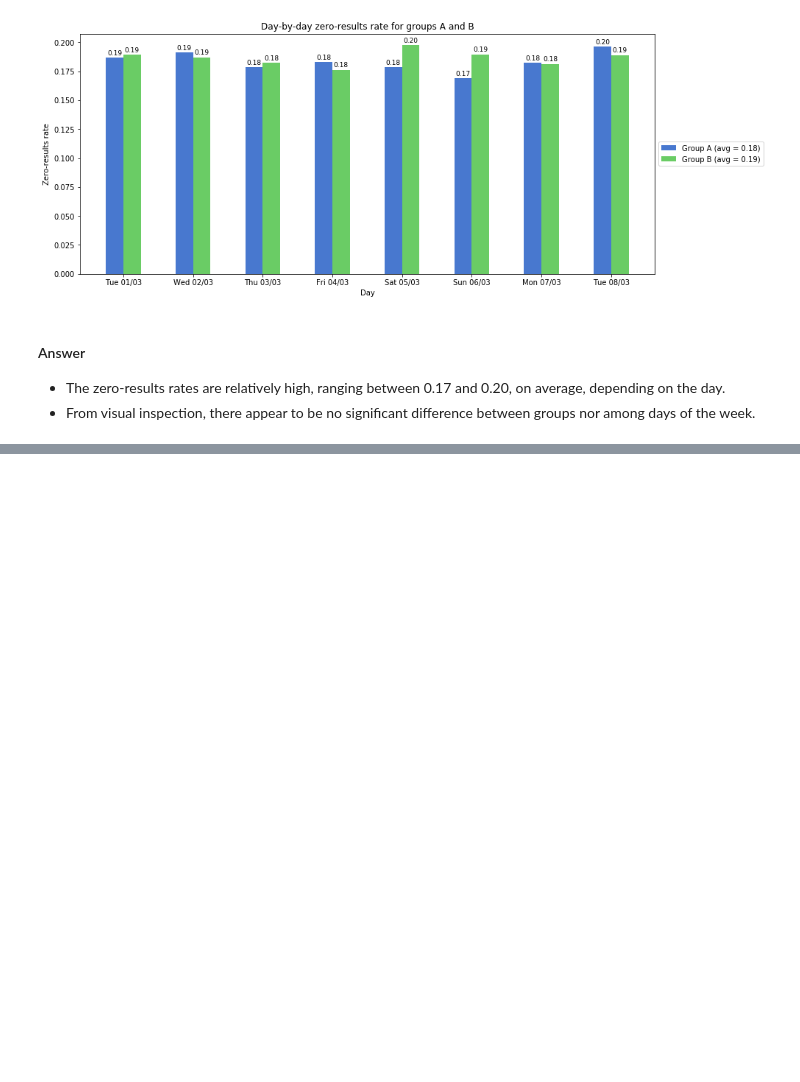
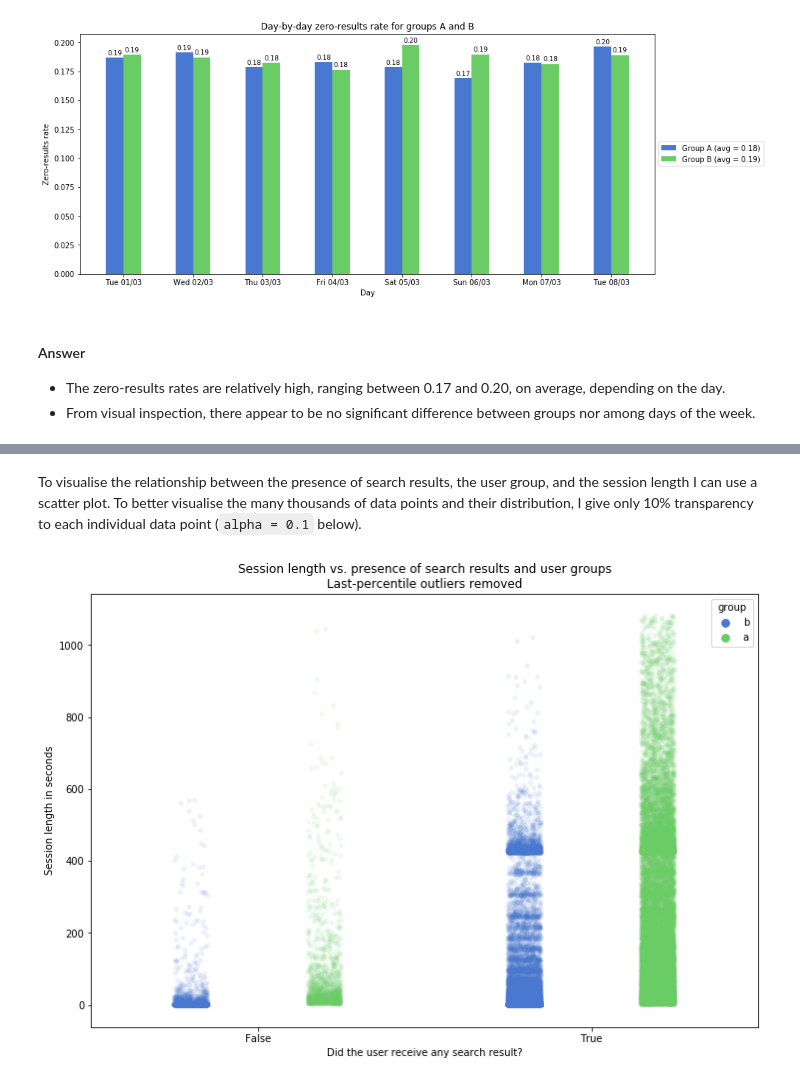
Before and after one commit to armineminasyan/wikimedia-test, a Jupyter notebook: answers-and-code.ipynb, the cells around one changed output, grey strips where cells are left out. Cells and saved outputs as stored; diff of their text form; code cells hidden in the pictures; blank space fills up the shorter version.

Commit message:
Completed the data analysis task

```diff
--- a/answers-and-code.ipynb
+++ b/answers-and-code.ipynb
@@ -653,0 +705,23 @@ for i, row in zb.iterrows():
+# %%
+%%time
+
+# Warning: the code below takes ~ 10 minutes to run.
+# To avoid recomputing the dataframe, I export it to 'res.csv'
+# and read the data from there, if it exists.
+
+res = pd.DataFrame(columns = ['group', 'any_search_results', 'session_length'])
+
+# If the file exists...
+if os.path.isfile('res.csv'):
+    # Just read from file
+    res = pd.read_csv('res.csv')
+else:
+    # Compute the relevant data for each session
+    for session_id, session in d.groupby(['session_id']):
+        add_session(res, session)
+
+    # Force pandas to treat column session_length as a number
+    res.session_length = pd.to_numeric(res.session_length)
+
+    # Export to csv for next time we need it
+    res.to_csv('res.csv', index = False)
@@ -653,0 +731,3 @@ for i, row in zb.iterrows():
+# %%
+# I remove outliers (points in the last percentile with respect to the session length)
+res_clean = res[res.session_length < res.session_length.quantile(0.99)]
@@ -653,0 +795,12 @@ for i, row in zb.iterrows():
+# %% [markdown]
+To visualise the relationship between the presence of search results, the user group, and the session length I can use a scatter plot.
+To better visualise the many thousands of data points and their distribution, I give only 10% transparency to each individual data point (`alpha = 0.1` below).
+# %%
+fig, ax = plt.subplots(figsize = (12, 8))
+sns.catplot(x = 'any_search_results', y = 'session_length', hue = 'group', alpha = 0.1, data = res_clean, dodge = True, ax = ax)
+ax.set_title('Session length vs. presence of search results and user groups\nLast-percentile outliers removed')
+ax.set_xlabel('Did the user receive any search result?')
+ax.set_ylabel('Session length in seconds')
+plt.close(2)
+# %% [output]
+[figure, added]
```
Also changed, not shown: parts of 28 cells of this notebook, 1 other file.
